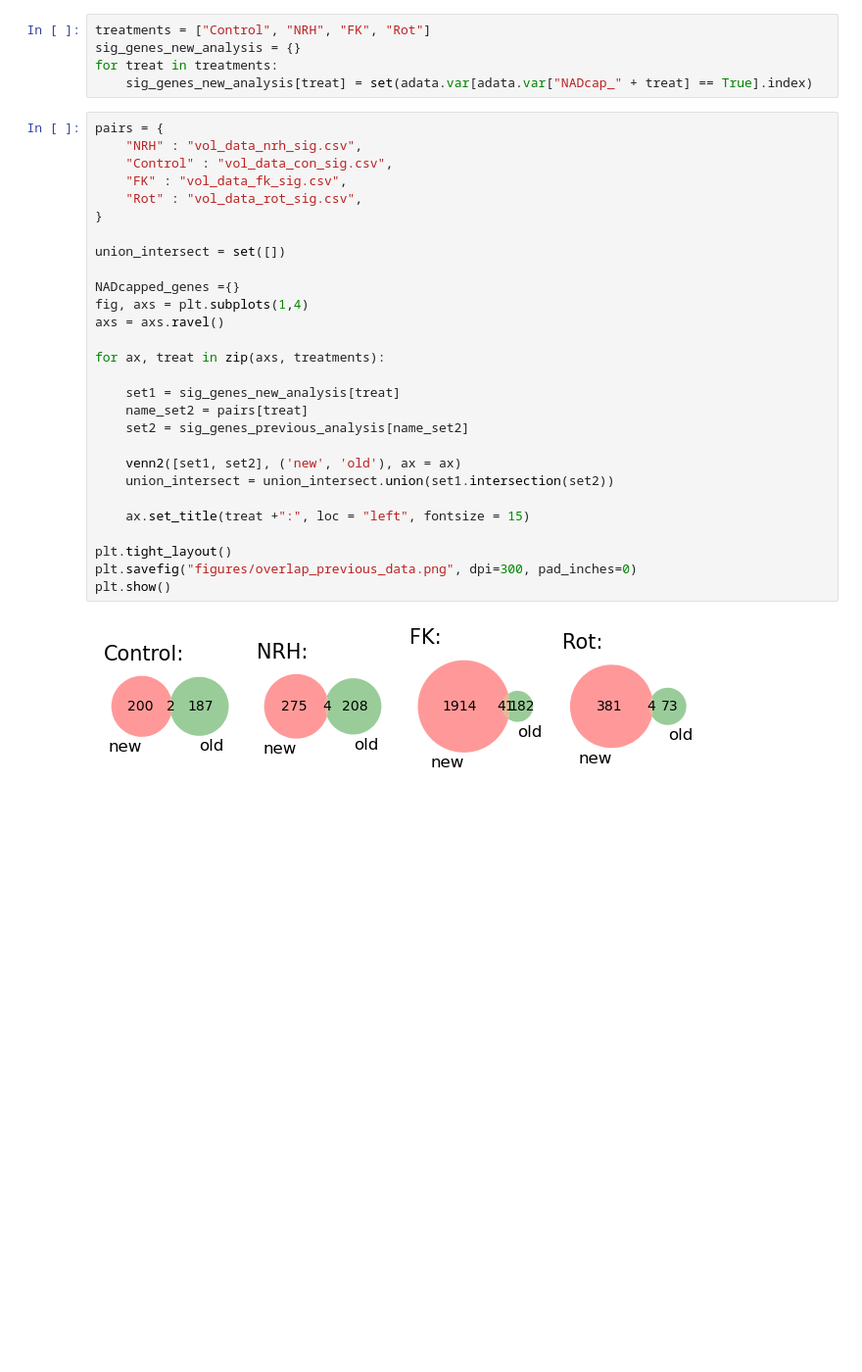
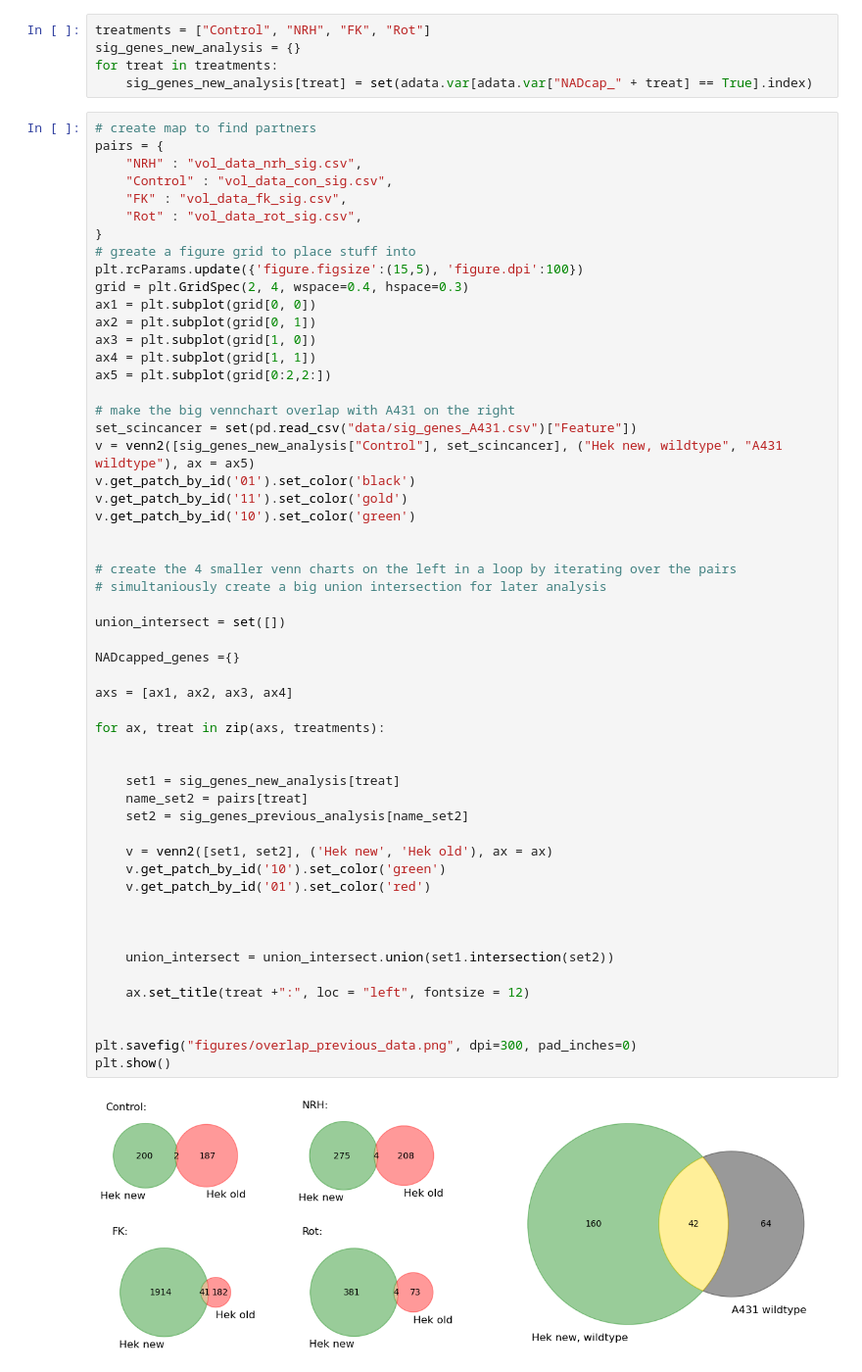
Before and after one commit to fesel2/MasterInternship_NAD_capping_HELIOSprotocol, a Jupyter notebook: 04_Analysis_OtherdataComparison.ipynb, the cells around one changed output. Shown at 98% size. Cells and saved outputs as stored; diff of their text form; blank space fills up the shorter version.

```diff
--- a/04_Analysis_OtherdataComparison.ipynb
+++ b/04_Analysis_OtherdataComparison.ipynb
@@ -63,33 +64,59 @@ sig_genes_new_analysis = {}
 for treat in treatments:
     sig_genes_new_analysis[treat] = set(adata.var[adata.var["NADcap_" + treat] == True].index)
 # %%
+# create map to find partners
 pairs = {
     "NRH" : "vol_data_nrh_sig.csv",
     "Control" : "vol_data_con_sig.csv",
     "FK" : "vol_data_fk_sig.csv",
     "Rot" : "vol_data_rot_sig.csv",
 }
+# greate a figure grid to place stuff into
+plt.rcParams.update({'figure.figsize':(15,5), 'figure.dpi':100})
+grid = plt.GridSpec(2, 4, wspace=0.4, hspace=0.3)
+ax1 = plt.subplot(grid[0, 0])
+ax2 = plt.subplot(grid[0, 1])
+ax3 = plt.subplot(grid[1, 0])
+ax4 = plt.subplot(grid[1, 1])
+ax5 = plt.subplot(grid[0:2,2:])
+
+# make the big vennchart overlap with A431 on the right
+set_scincancer = set(pd.read_csv("data/sig_genes_A431.csv")["Feature"])
+v = venn2([sig_genes_new_analysis["Control"], set_scincancer], ("Hek new, wildtype", "A431 wildtype"), ax = ax5)
+v.get_patch_by_id('01').set_color('black')
+v.get_patch_by_id('11').set_color('gold')
+v.get_patch_by_id('10').set_color('green')
+
+
+# create the 4 smaller venn charts on the left in a loop by iterating over the pairs
+# simultaniously create a big union intersection for later analysis
 
 union_intersect = set([])
 
 NADcapped_genes ={}
-fig, axs = plt.subplots(1,4)
-axs = axs.ravel()
+
+axs = [ax1, ax2, ax3, ax4]
 
 for ax, treat in zip(axs, treatments):
+
 
     set1 = sig_genes_new_analysis[treat]
     name_set2 = pairs[treat]
     set2 = sig_genes_previous_analysis[name_set2]
 
-    venn2([set1, set2], ('new', 'old'), ax = ax)
+    v = venn2([set1, set2], ('Hek new', 'Hek old'), ax = ax)
+    v.get_patch_by_id('10').set_color('green')
+    v.get_patch_by_id('01').set_color('red')
+
+
+
     union_intersect = union_intersect.union(set1.intersection(set2))
 
-    ax.set_title(treat +":", loc = "left", fontsize = 15)
+    ax.set_title(treat +":", loc = "left", fontsize = 12)
 
-plt.tight_layout()
+
 plt.savefig("figures/overlap_previous_data.png", dpi=300, pad_inches=0)
 plt.show()
 # %% [output]
-[figure, old version]
+[figure, new version]
 # %%
```
Also changed, not shown: parts of 6 cells of this notebook, 3 other files.
